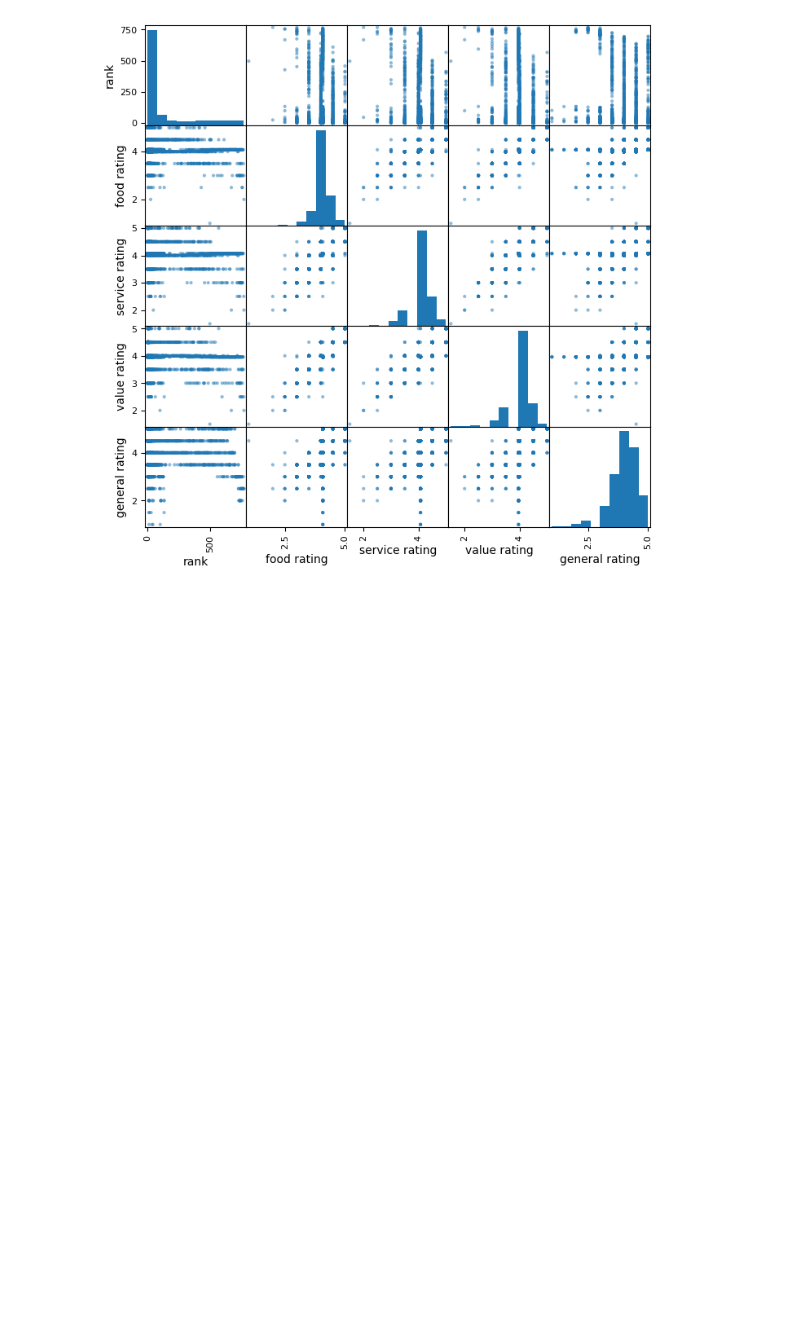
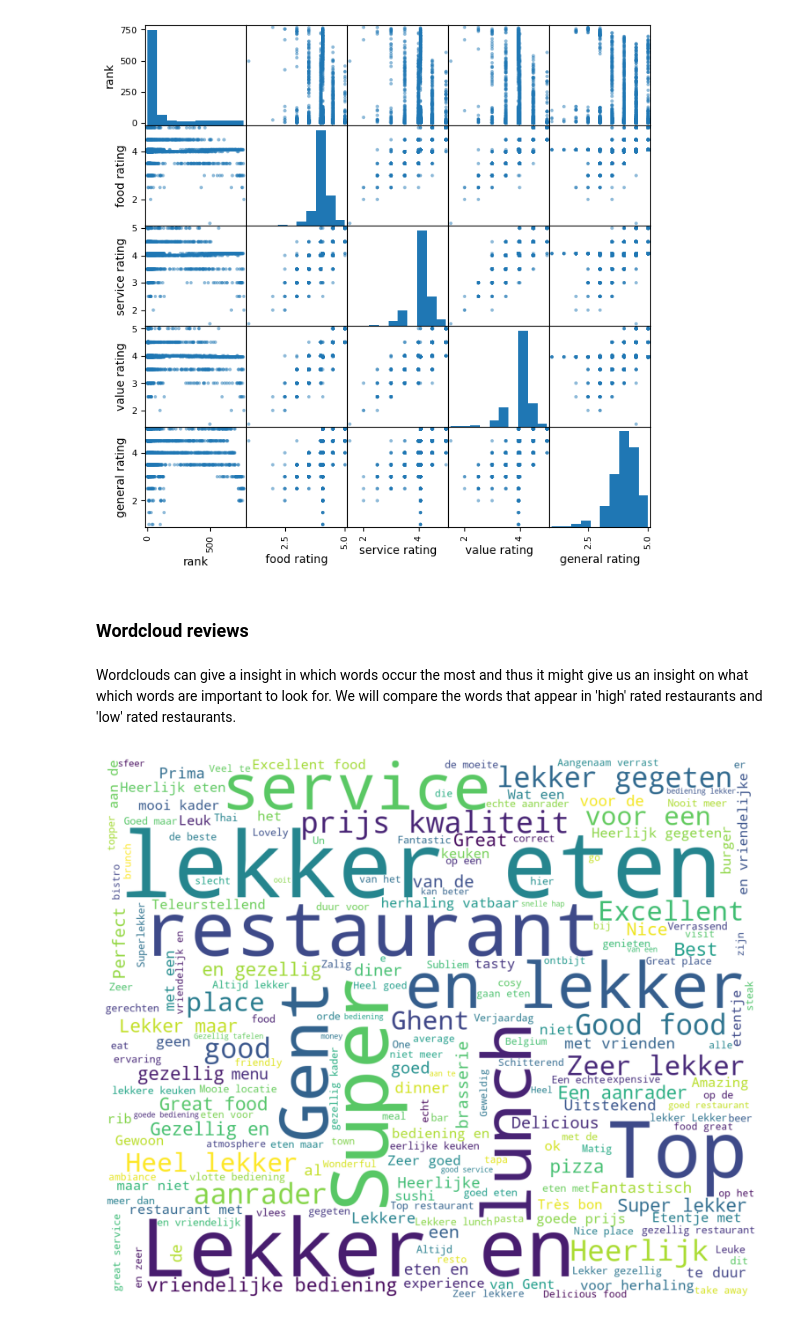
Before and after one commit to brabreda/Machine-learning, a Jupyter notebook: Sprint 1.ipynb, the cells around one changed output. Saved outputs shown, nothing was run; the diff lists cells and outputs as text; code cells hidden in the pictures; blank space fills up the shorter version.

Commit message:
wordclouds

```diff
--- a/Sprint 1.ipynb
+++ b/Sprint 1.ipynb
@@ -673,0 +678,15 @@ df
+# %% [markdown]
+### Wordcloud reviews
+# %% [markdown]
+Wordclouds can give a insight in which words occur the most and thus it might give us an insight on what which words are important to look for. We will compare the words that appear in 'high' rated restaurants and 'low' rated restaurants.
+# %%
+from wordcloud import WordCloud
+
+# From the df_train_reviews dataframe, create a wordcloud of the title column
+wordcloud = WordCloud(background_color='white', width=1200, height=1000).generate(" ".join(df_train_reviews['title'].astype(str)))
+plt.figure(figsize=(15,8))
+plt.imshow(wordcloud)
+plt.axis('off')
+plt.show()
+# %% [output]
+[figure, added]
```
Also changed, not shown: parts of 3 cells of this notebook.
